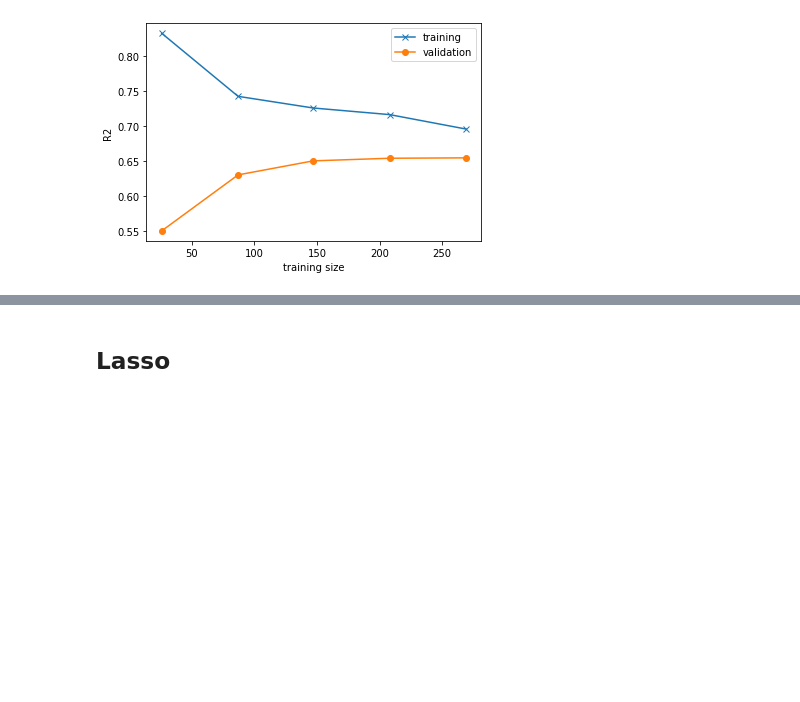
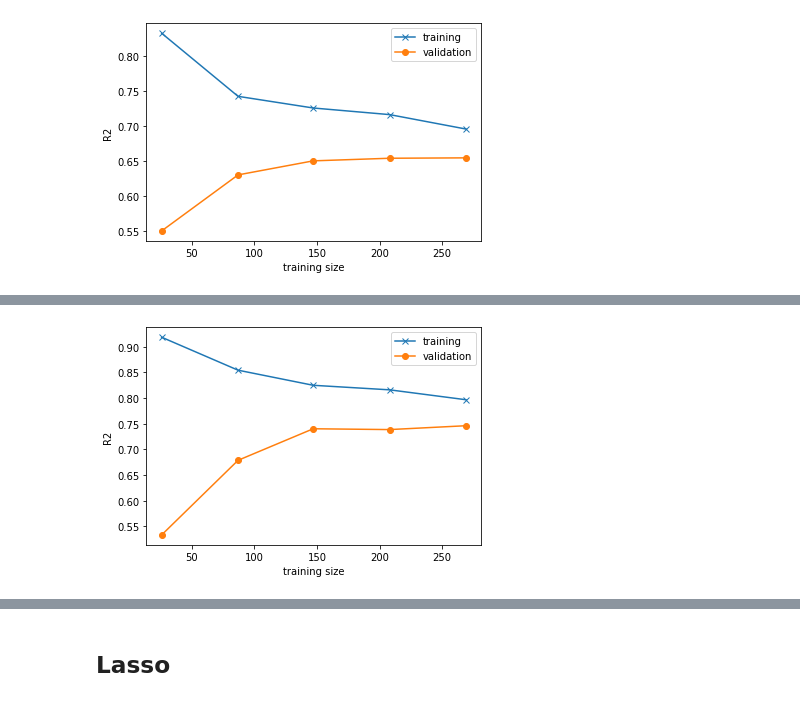
Before and after one commit to prudolph1/regression_base_code, a Jupyter notebook: regression_methods.ipynb, the cells around one changed output, grey strips where cells are left out. Drawn from its saved outputs; the diff is of its cells as text; code cells hidden in the pictures; blank space fills up the shorter version.

```diff
--- a/regression_methods.ipynb
+++ b/regression_methods.ipynb
@@ -396,0 +413,4 @@ Text(0.5, 0, '$\\alpha$')
+# %%
+model_learning_curve(grid.best_estimator_, X_train, y_train)
+# %% [output]
+[figure, added]
```
Also changed, not shown: parts of 14 cells of this notebook.
